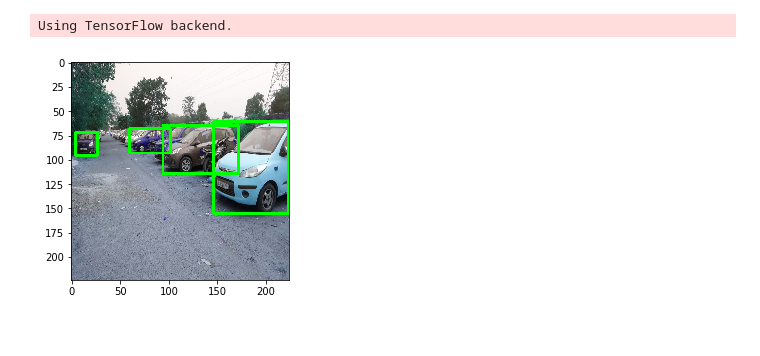
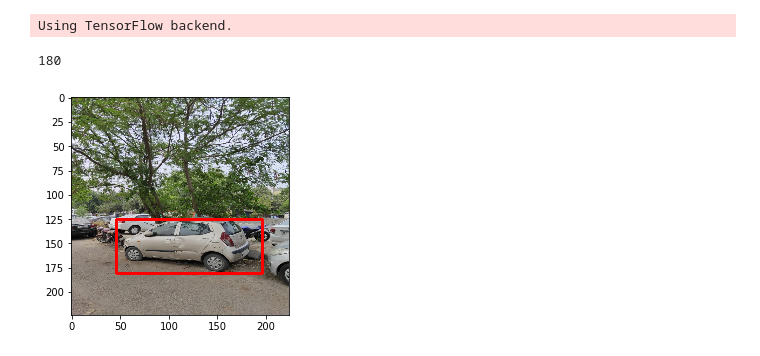
Before and after one commit to rasenganai/Illegal_Parking, a Jupyter notebook: testing.ipynb, the cells around one changed output. Saved outputs shown, nothing was run; the diff lists cells and outputs as text; code cells hidden in the pictures.

```diff
--- a/testing.ipynb
+++ b/testing.ipynb
@@ -17,7 +20,7 @@ model=build_ssd('test')
 model.load_state_dict(torch.load("SSD/ssd300_mAP_77.43_v2.pth",map_location=lambda storage,loc:storage))
 transform=BaseTransform(model.size,(104/256.0,117/256.0,123/256.0))
 
-cls=load_model("IP_model_1.h5")
+cls=load_model("IP_model_2.h5")
 # %%
 def detect(frame , net , trans):
     height,width=frame.shape[:2]
@@ -43,13 +46,16 @@ def pretransform(img ,coor):
     im=img.copy()
     return cv2.rectangle(im,(int(coor[0]),int(coor[1])),(int(coor[2]),int(coor[3])),(0,0,0),cv2.FILLED)
 # %%
-def show_details(img,data,preds):
+def show_details(img,data,preds,mode=0):
     for i in range(data[0]):
         if(preds[0]==0):
             img=cv2.rectangle(img,(int(data[1][i][0]),int(data[1][i][1])),(int(data[1][i][2]),int(data[1][i][3])),(0,255,0),2)
         else:
             img=cv2.rectangle(img,(int(data[1][i][0]),int(data[1][i][1])),(int(data[1][i][2]),int(data[1][i][3])),(255,0,0),2)
-    plt.imshow(img)
+    if mode==0:
+        plt.imshow(img)
+        return
+    return img
 
 def predict_parking(image):
     img=image.copy()
@@ -58,13 +64,19 @@ def predict_parking(image):
     for num in range(data[0]):
         im=img.copy()
         im=pretransform(im,data[1][num])
-        predictions.append(cls.predict([[img]]))
+        predictions.append(cls.predict_classes([[img]]))
     return data,predictions
+# %%
+lab=os.listdir("./Data/images/")
+len(lab)
+# %% [output]
+180
 # %%
-img=cv2.resize(cv2.imread("./Data/images/IMG-20190708-WA0011.jpg"),(224,224))
+a=np.random.randint(0,len(lab))
+img=cv2.resize(cv2.imread("./Data/images/"+lab[a]),(224,224))
 
 data,preds=predict_parking(img)
 
-show_details(img,data,preds)
+show_details(cv2.cvtColor(img,cv2.COLOR_BGR2RGB),data,preds)
 # %% [output]
-[figure, old version]
+[figure, new version]
```
Also changed, not shown: parts of 13 cells of this notebook, 5 other files.
